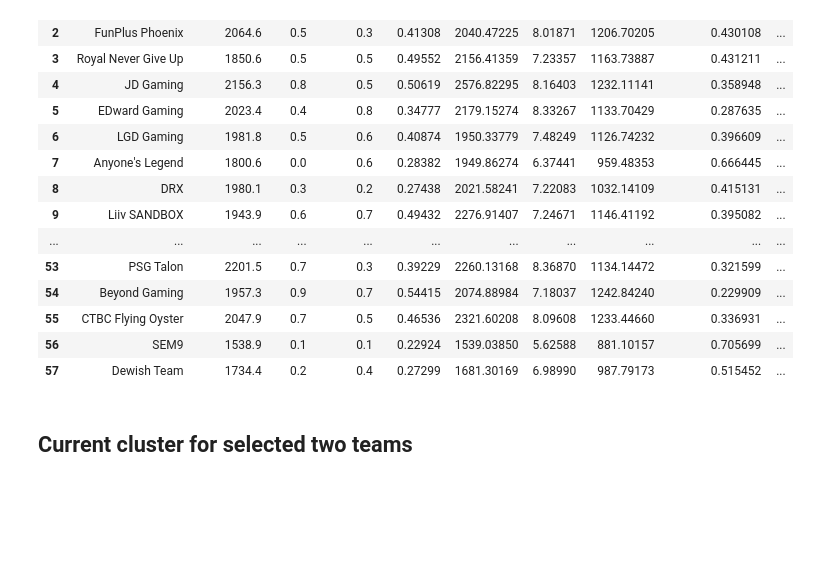
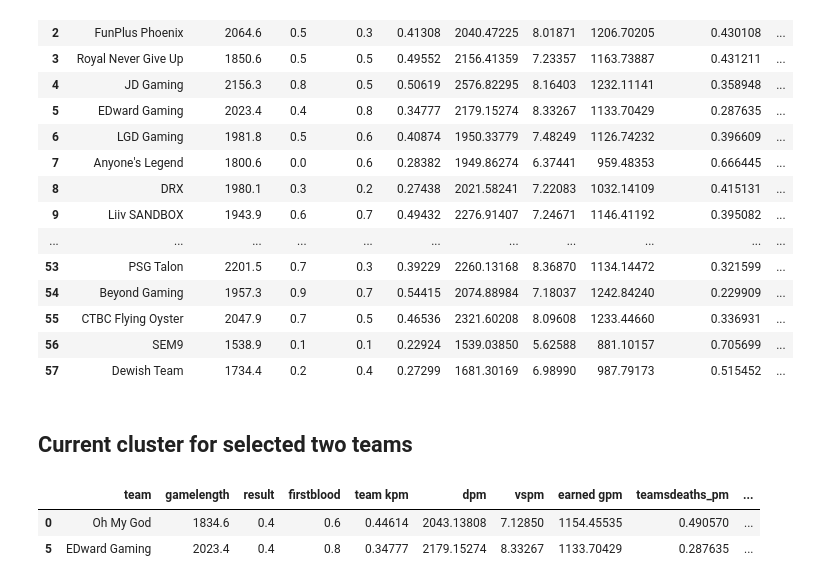
Before and after one commit to akahrs/LoL_Final_Project, a Jupyter notebook: notebooks/Clustering exercise/Preprocessing and Clustering Model.ipynb, the cells around one changed output. Saved outputs shown, nothing was run; the diff lists cells and outputs as text; code cells hidden in the pictures; blank space fills up the shorter version.

```diff
--- a/notebooks/Clustering exercise/Preprocessing and Clustering Model.ipynb
+++ b/notebooks/Clustering exercise/Preprocessing and Clustering Model.ipynb
@@ -596,3 +596,9 @@ sel_teams = df_new_class[df_new_class["team"].isin(["G2 Esports", "Top Esports"]
+# %%
+sel_teams
+# %% [output]
+|  | team | gamelength | result | firstblood | team kpm | dpm | vspm | earned gpm | teamsdeaths_pm | ... |
+| 0 | Oh My God | 1834.6 | 0.4 | 0.6 | 0.44614 | 2043.13808 | 7.12850 | 1154.45535 | 0.490570 | ... |
+| 5 | EDward Gaming | 2023.4 | 0.4 | 0.8 | 0.34777 | 2179.15274 | 8.33267 | 1133.70429 | 0.287635 | ... |
 # %%
 teams = [row["team"] for index, row in sel_teams.iterrows()]
 # %%
```
Also changed, not shown: parts of 4 cells of this notebook.
